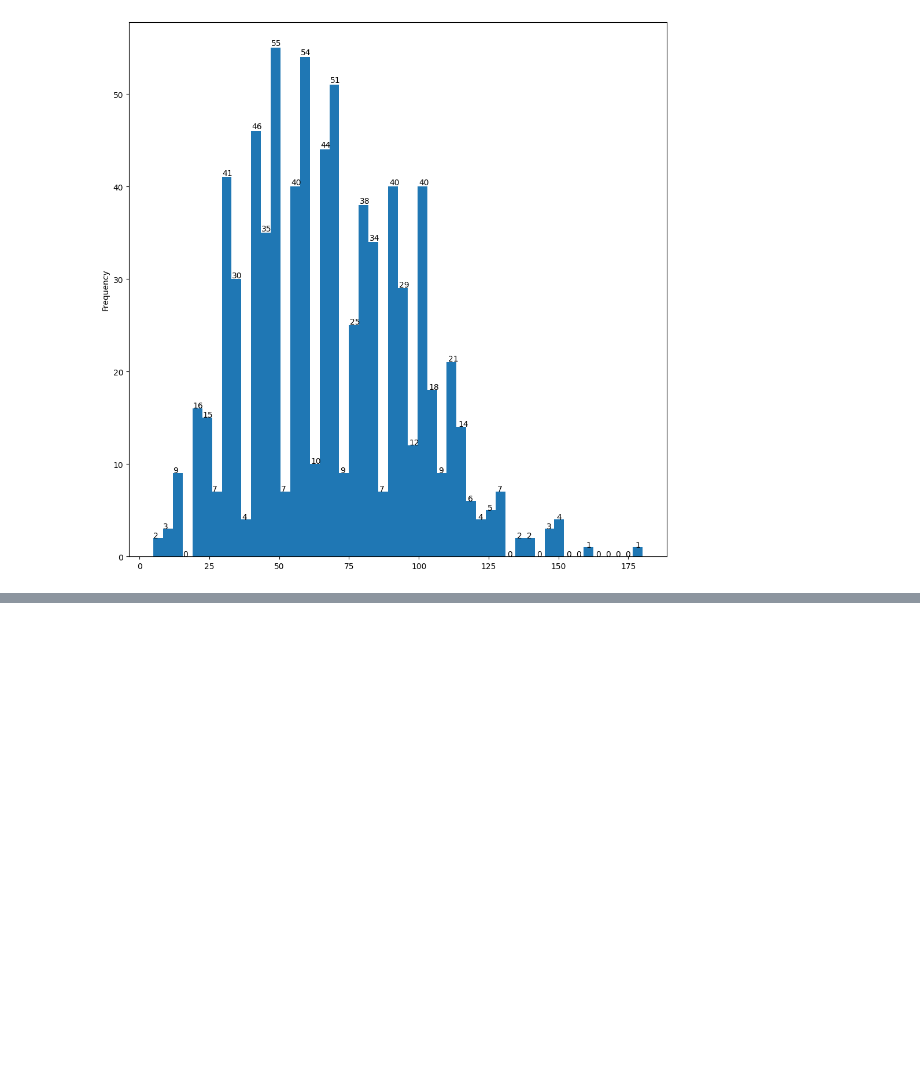
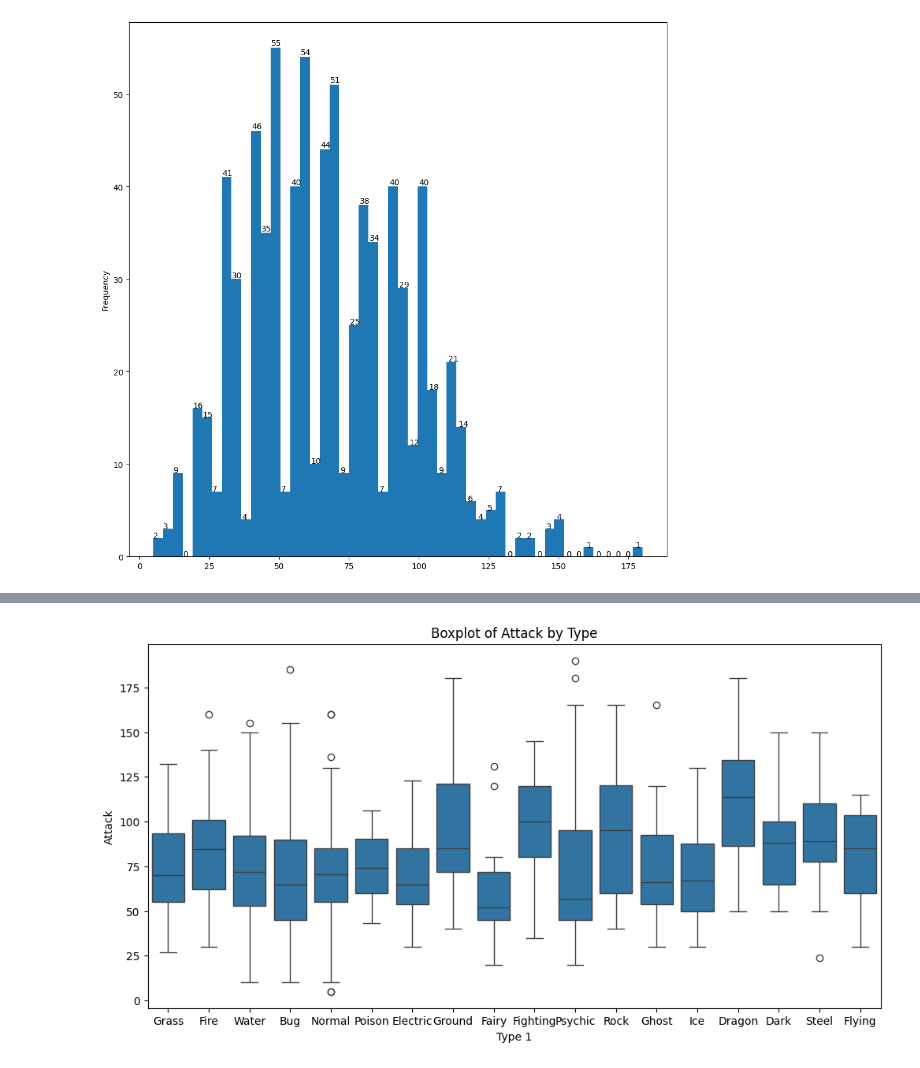
Before and after one commit to alfarezza/MachineLearning-Project, a Jupyter notebook: DataScience/EDA-Pokemon.ipynb, the cells around one changed output, grey strips where cells are left out. Saved outputs shown, nothing was run; the diff lists cells and outputs as text; code cells hidden in the pictures; blank space fills up the shorter version.

```diff
--- a/DataScience/EDA-Pokemon.ipynb
+++ b/DataScience/EDA-Pokemon.ipynb
@@ -193,0 +281,8 @@ plt.show()
+# %%
+# 3. Boxplot Attack berdasarkan Type
+plt.figure(figsize=(12,6))
+sns.boxplot(x='Type 1', y='Attack', data=data)
+plt.title('Boxplot of Attack by Type')
+plt.show()
+# %% [output]
+[figure, added]
```
Also changed, not shown: parts of 11 cells of this notebook.
